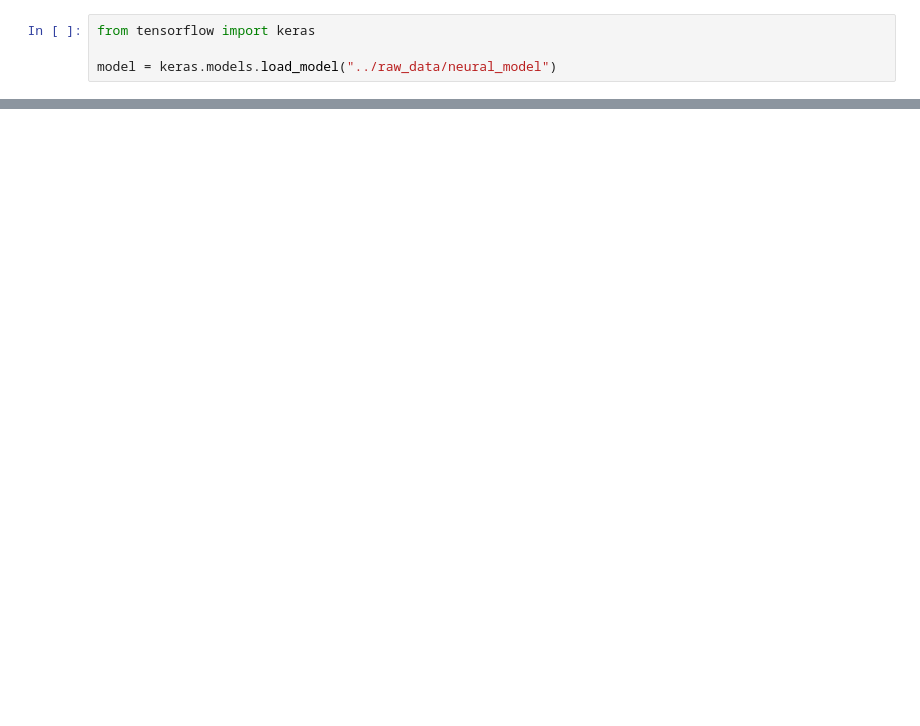
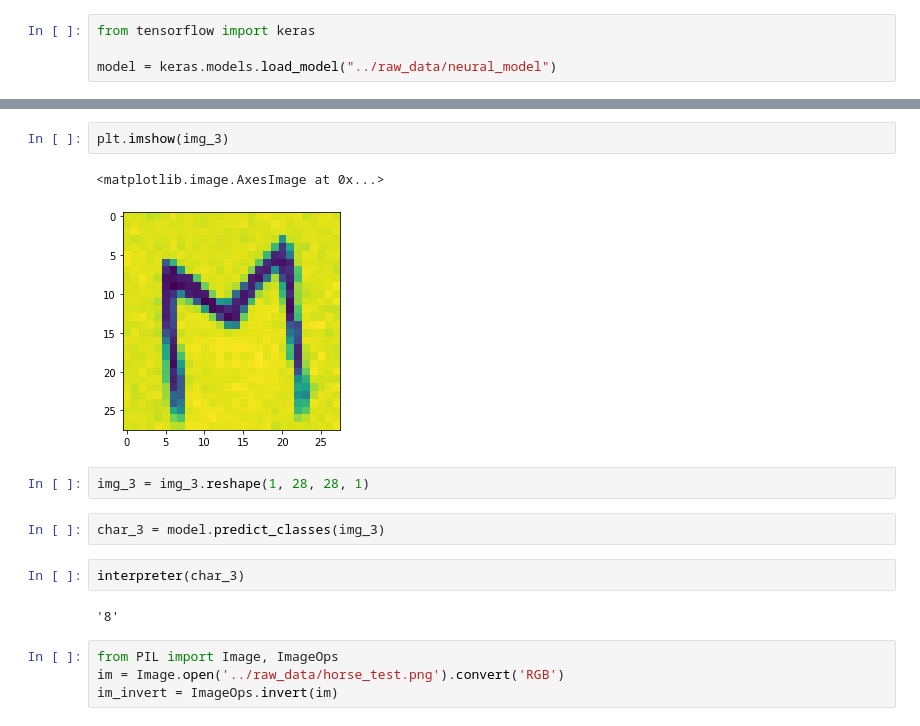
Before and after one commit to LiamCafffrey/HandWrittenTextInterpreter, a Jupyter notebook: notebooks/Liam_Predict.ipynb, the cells around one changed output, grey strips where cells are left out. Cells and saved outputs as stored; diff of their text form; blank space fills up the shorter version.

```diff
--- a/notebooks/Liam_Predict.ipynb
+++ b/notebooks/Liam_Predict.ipynb
@@ -95,0 +60,17 @@ chr(mapp[3])
+# %%
+plt.imshow(img_3)
+# %% [output]
+<matplotlib.image.AxesImage at 0x...>
+[figure, added]
+# %%
+img_3 = img_3.reshape(1, 28, 28, 1)
+# %%
+char_3 = model.predict_classes(img_3)
+# %%
+interpreter(char_3)
+# %% [output]
+'8'
+# %%
+from PIL import Image, ImageOps
+im = Image.open('../raw_data/horse_test.png').convert('RGB')
+im_invert = ImageOps.invert(im)
```
Also changed, not shown: parts of 41 cells of this notebook, 1 other file.
